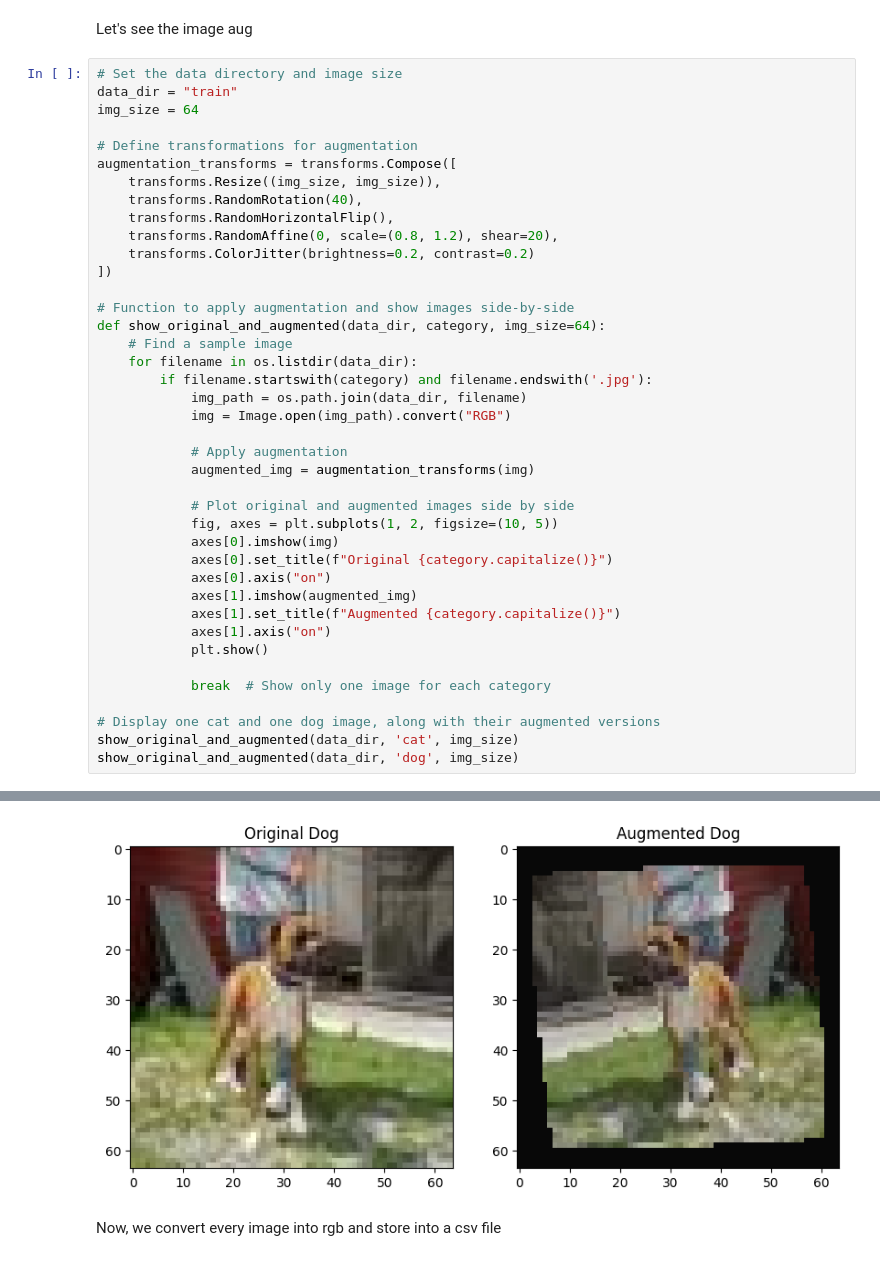
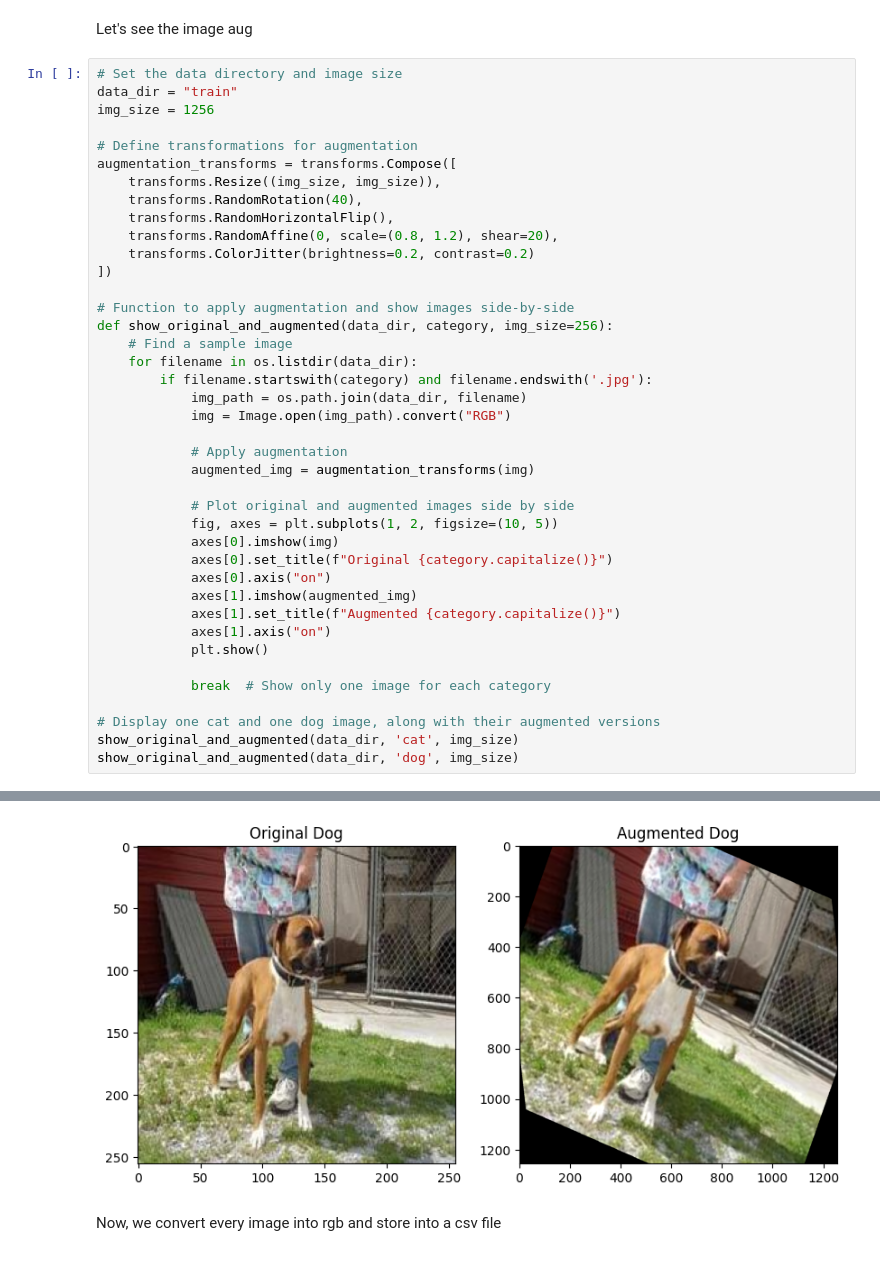
Before and after one commit to katsuchi23/catdog, a Jupyter notebook: model.ipynb, the cells around one changed output, grey strips where cells are left out. Saved outputs shown, nothing was run; the diff lists cells and outputs as text.

```diff
--- a/model.ipynb
+++ b/model.ipynb
@@ -232,7 +219,7 @@ Let's see the image aug
 # %%
 # Set the data directory and image size
 data_dir = "train"
-img_size = 64
+img_size = 1256
 
 # Define transformations for augmentation
 augmentation_transforms = transforms.Compose([
@@ -244,7 +231,7 @@ augmentation_transforms = transforms.Compose([
 ])
 
 # Function to apply augmentation and show images side-by-side
-def show_original_and_augmented(data_dir, category, img_size=64):
+def show_original_and_augmented(data_dir, category, img_size=256):
     # Find a sample image
     for filename in os.listdir(data_dir):
         if filename.startswith(category) and filename.endswith('.jpg'):
@@ -274,4 +261,4 @@ show_original_and_augmented(data_dir, 'dog', img_size)
-[figure, old version]
+[figure, new version]
 # %% [markdown]
 Now, we convert every image into rgb and store into a csv file
 # %%
```
Also changed, not shown: parts of 13 cells of this notebook, 2 other files.
